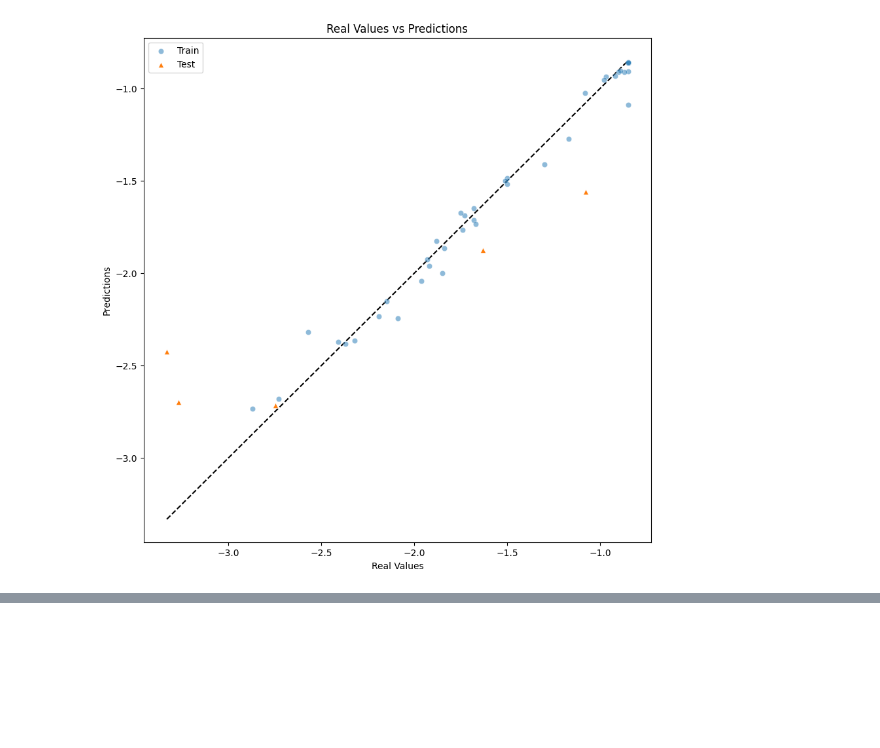
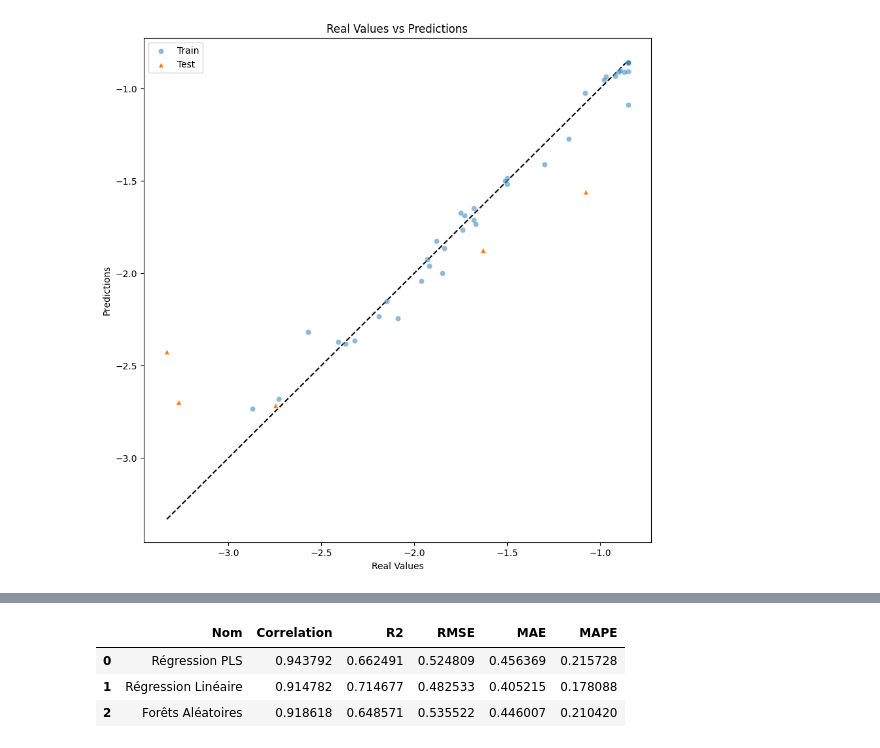
Before and after one commit to Falite/TER, a Jupyter notebook: M1_Maths_Augmentation_2024-2025.ipynb, the cells around one changed output, grey strips where cells are left out. Saved outputs shown, nothing was run; the diff lists cells and outputs as text; code cells hidden in the pictures; blank space fills up the shorter version.

```diff
--- a/M1_Maths_Augmentation_2024-2025.ipynb
+++ b/M1_Maths_Augmentation_2024-2025.ipynb
@@ -583,0 +595,23 @@ plot_regression(TEST_PREDS, Y_TEST, "Test", TEST_COLOR, "^", alpha=1, ax=AX)
+# %%
+evaluation_PLS=evaluate_model_v2(model_PLS, X_TEST, Y_TEST)
+evaluation_PLS['Nom']='Régression PLS'
+
+evaluation_RL=evaluate_model_v2(model_RL, X_TEST, Y_TEST)
+evaluation_RL['Nom']='Régression Linéaire'
+
+evaluation_random=evaluate_model_v2(model_random, X_TEST, Y_TEST)
+evaluation_random['Nom']='Forêts Aléatoires'
+
+Bilan=pd.concat([evaluation_PLS,
+                evaluation_RL,
+                evaluation_random],
+               ignore_index=True)
+# %%
+Bilan=Bilan[['Nom', 'Correlation', 'R2', 'RMSE', 'MAE', 'MAPE']]
+
+Bilan
+# %% [output]
+|  | Nom | Correlation | R2 | RMSE | MAE | MAPE |
+| 0 | Régression PLS | 0.943792 | 0.662491 | 0.524809 | 0.456369 | 0.215728 |
+| 1 | Régression Linéaire | 0.914782 | 0.714677 | 0.482533 | 0.405215 | 0.178088 |
+| 2 | Forêts Aléatoires | 0.918618 | 0.648571 | 0.535522 | 0.446007 | 0.210420 |
```
Also changed, not shown: parts of 6 cells of this notebook.
